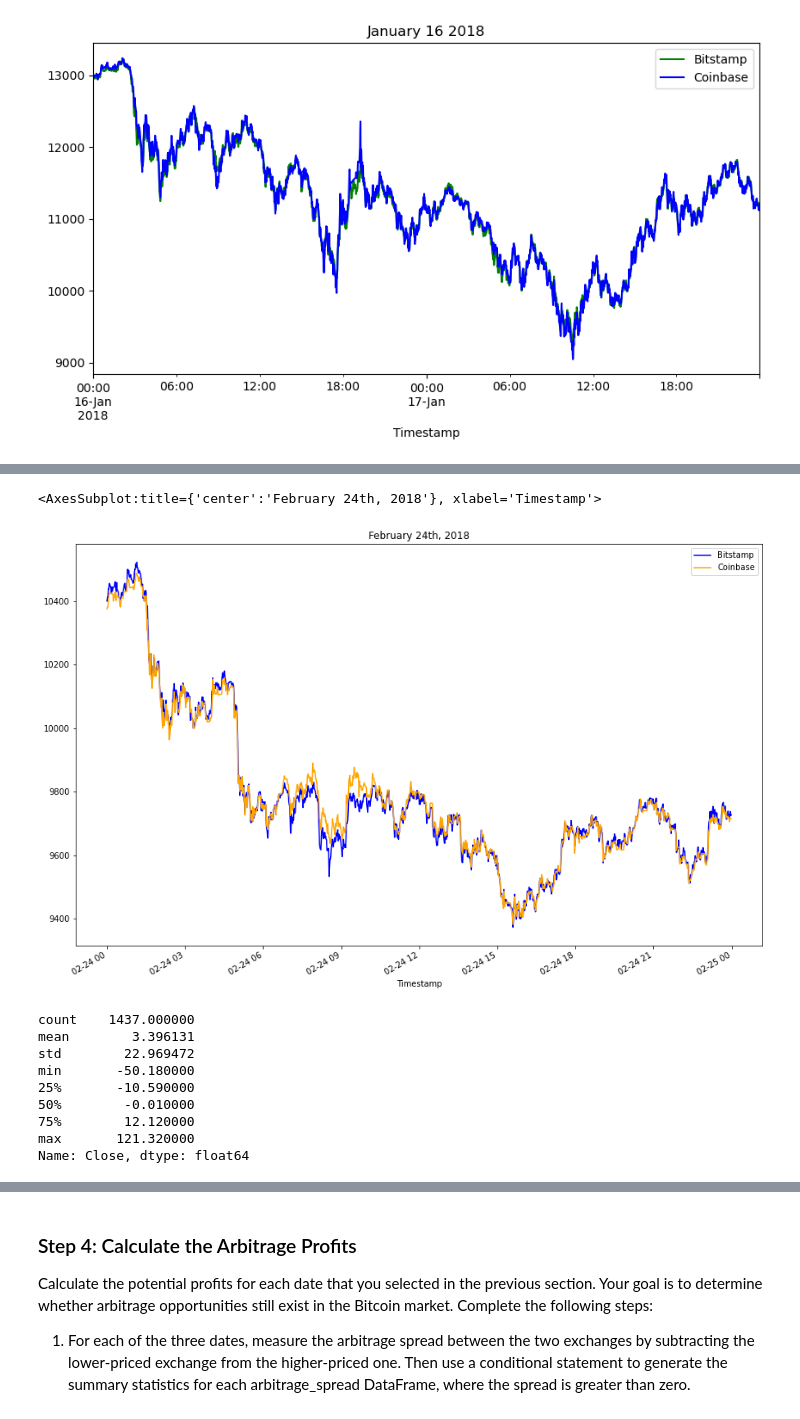
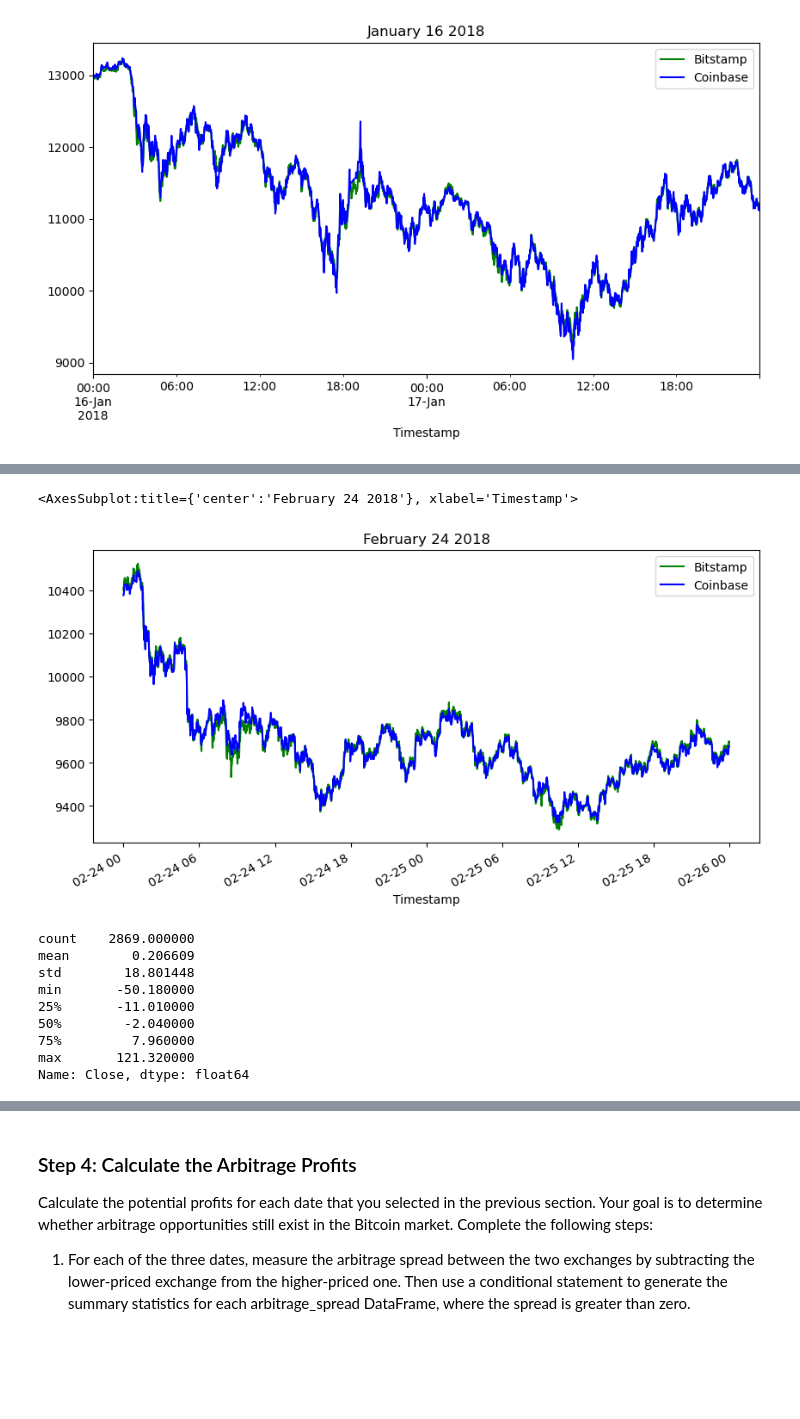
Before and after one commit to nahinhayat/Module3Challenge, a Jupyter notebook: Starter_Code 3/crypto_arbitrage.ipynb, the cells around one changed output, grey strips where cells are left out. Cells and saved outputs as stored; diff of their text form; code cells hidden in the pictures; blank space fills up the shorter version.

```diff
--- a/Starter_Code 3/crypto_arbitrage.ipynb
+++ b/Starter_Code 3/crypto_arbitrage.ipynb
@@ -114,7 +114,7 @@ bitstamp.dropna(inplace = True)
 # %%
 # Use the str.replace function to remove the dollar sign, $
 
-bitstamp.loc[:, "Close"] = bitstamp.loc[:, "Close"].str.replace("$","")
+bitstamp.loc[:, "Close"] = bitstamp.loc[:, "Close"].str.replace("$","", regex = True)
 bitstamp
 # %% [output]
 |  | Open | High | Low | Close | BTC Volume | USD Volume | Weighted Price |
@@ -162,7 +162,8 @@ bitstamp.duplicated().sum()
 coinbase.dropna(inplace = True)
 
 # Remove $ from coinbase
-coinbase.loc[:, "Close"] = coinbase.loc[:, "Close"].str.replace("$","")
+
+coinbase.loc[:, "Close"] = coinbase.loc[:, "Close"].str.replace("$","", regex = True)
 
 # Convert Close column to float value type
 coinbase.loc[:, "Close"] = coinbase.loc[:, "Close"].astype("float")
@@ -349,25 +350,26 @@ Name: Close, dtype: float64
 # %%
 # Create an overlay plot that visualizes the two dataframes over a period of one day from the middle of the dataset.
 # Be sure that the plots include the parameters `legend`, `figsize`, `title`, `color` and `label`
-# YOUR CODE HERE
+bitstamp_sliced.loc["2018-02-24":"2018-02-25"].plot(legend = True, figsize=(10,5), title = "February 24 2018", color = "green", label = "Bitstamp")
+coinbase_sliced.loc["2018-02-24":"2018-02-25"].plot(legend = True, figsize=(10,5), color = "blue", label = "Coinbase")
 # %% [output]
-<AxesSubplot:title={'center':'February 24th, 2018'}, xlabel='Timestamp'>
+<AxesSubplot:title={'center':'February 24 2018'}, xlabel='Timestamp'>
-[figure, old version]
+[figure, new version]
 # %%
 # Using the date in the middle that you have selected, calculate the arbitrage spread
 # by subtracting the bitstamp lower closing prices from the coinbase higher closing prices
-arbitrage_spread_middle = # YOUR CODE HERE
+arbitrage_spread_middle = coinbase_sliced.loc["2018-02-24":"2018-02-25"] - bitstamp_sliced.loc["2018-02-24":"2018-02-25"]
 
 # Generate summary statistics
-# YOUR CODE HERE
+arbitrage_spread_middle.describe()
 # %% [output]
-count    1437.000000
-mean        3.396131
-std        22.969472
+count    2869.000000
+mean        0.206609
+std        18.801448
 min       -50.180000
-25%       -10.590000
-50%        -0.010000
-75%        12.120000
+25%       -11.010000
+50%        -2.040000
+75%         7.960000
 max       121.320000
 Name: Close, dtype: float64
 # %%
```
Also changed, not shown: parts of 6 cells of this notebook.
